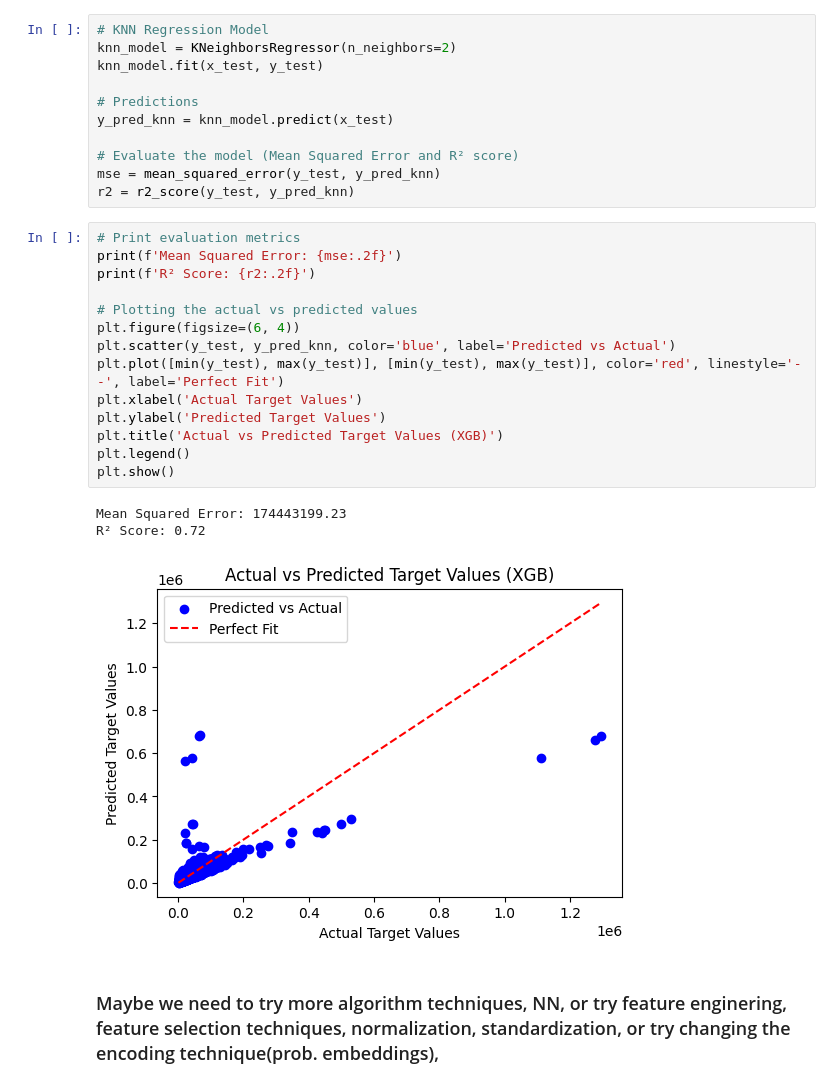
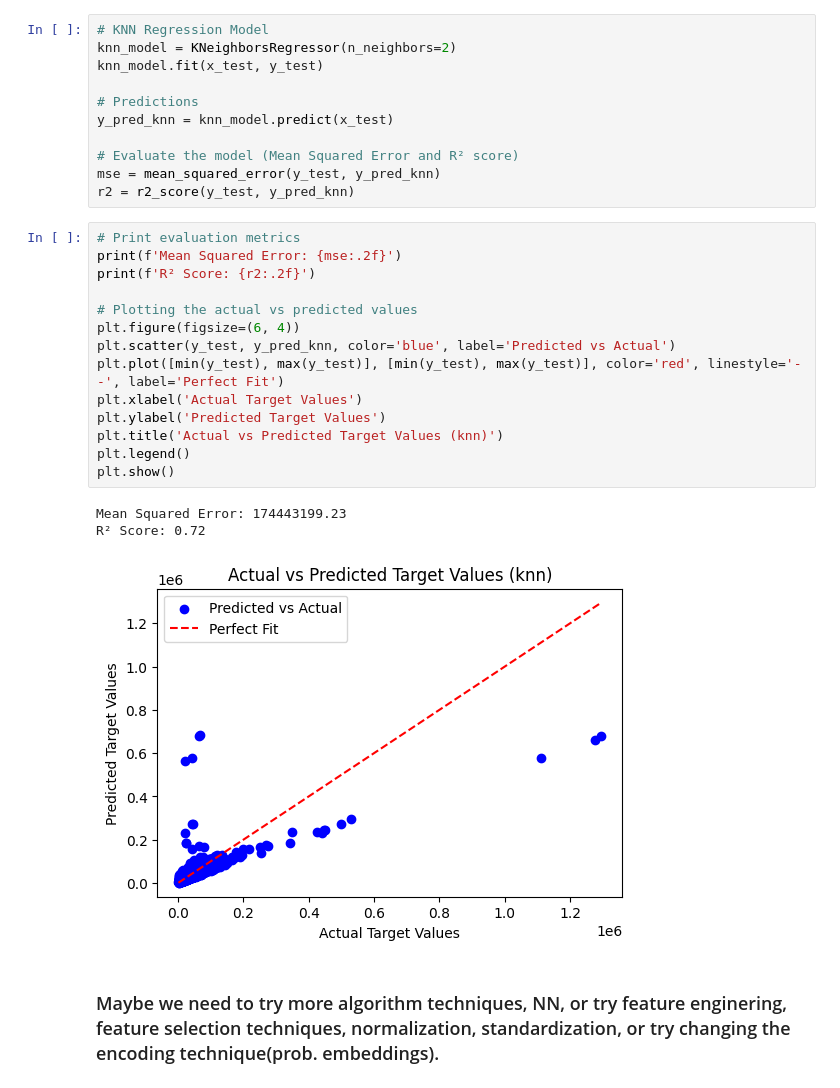
Before and after one commit to Raaj-4320/smartAuto, a Jupyter notebook: overView.ipynb, the cells around one changed output. Saved outputs shown, nothing was run; the diff lists cells and outputs as text.

```diff
--- a/overView.ipynb
+++ b/overView.ipynb
@@ -675,20 +711,20 @@ r2 = r2_score(y_test, y_pred_knn)
 # %%
 # Print evaluation metrics
 print(f'Mean Squared Error: {mse:.2f}')
 print(f'R² Score: {r2:.2f}')
 
 # Plotting the actual vs predicted values
 plt.figure(figsize=(6, 4))
 plt.scatter(y_test, y_pred_knn, color='blue', label='Predicted vs Actual')
 plt.plot([min(y_test), max(y_test)], [min(y_test), max(y_test)], color='red', linestyle='--', label='Perfect Fit')
 plt.xlabel('Actual Target Values')
 plt.ylabel('Predicted Target Values')
-plt.title('Actual vs Predicted Target Values (XGB)')
+plt.title('Actual vs Predicted Target Values (knn)')
 plt.legend()
 plt.show()
 # %% [output]
 Mean Squared Error: 174443199.23
 R² Score: 0.72
-[figure, old version]
+[figure, new version]
 # %% [markdown]
-### Maybe we need to try more algorithm techniques, NN, or try feature enginering, feature selection techniques, normalization, standardization, or try changing the encoding technique(prob. embeddings),
+### Maybe we need to try more algorithm techniques, NN, or try feature enginering, feature selection techniques, normalization, standardization, or try changing the encoding technique(prob. embeddings).
```
Also changed, not shown: parts of 16 cells of this notebook, 1 other file.
